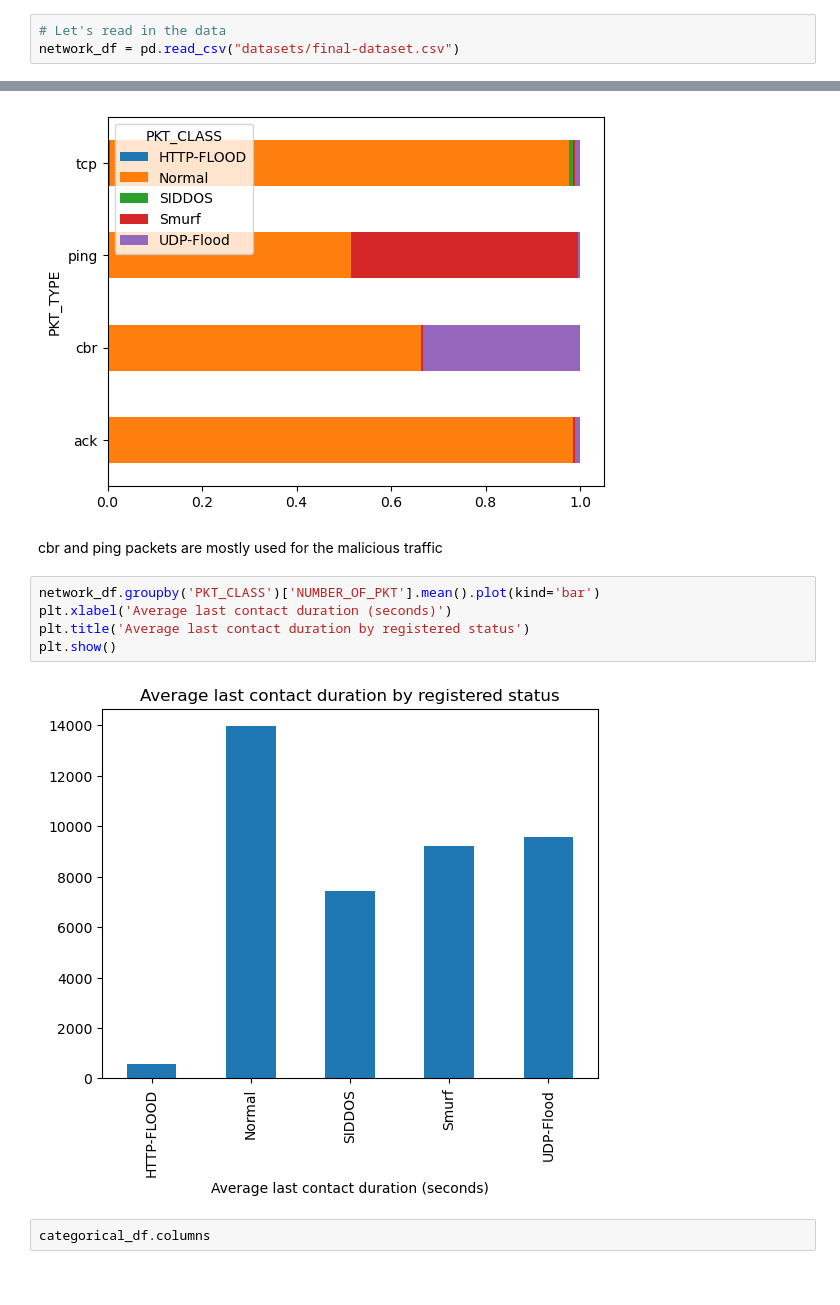
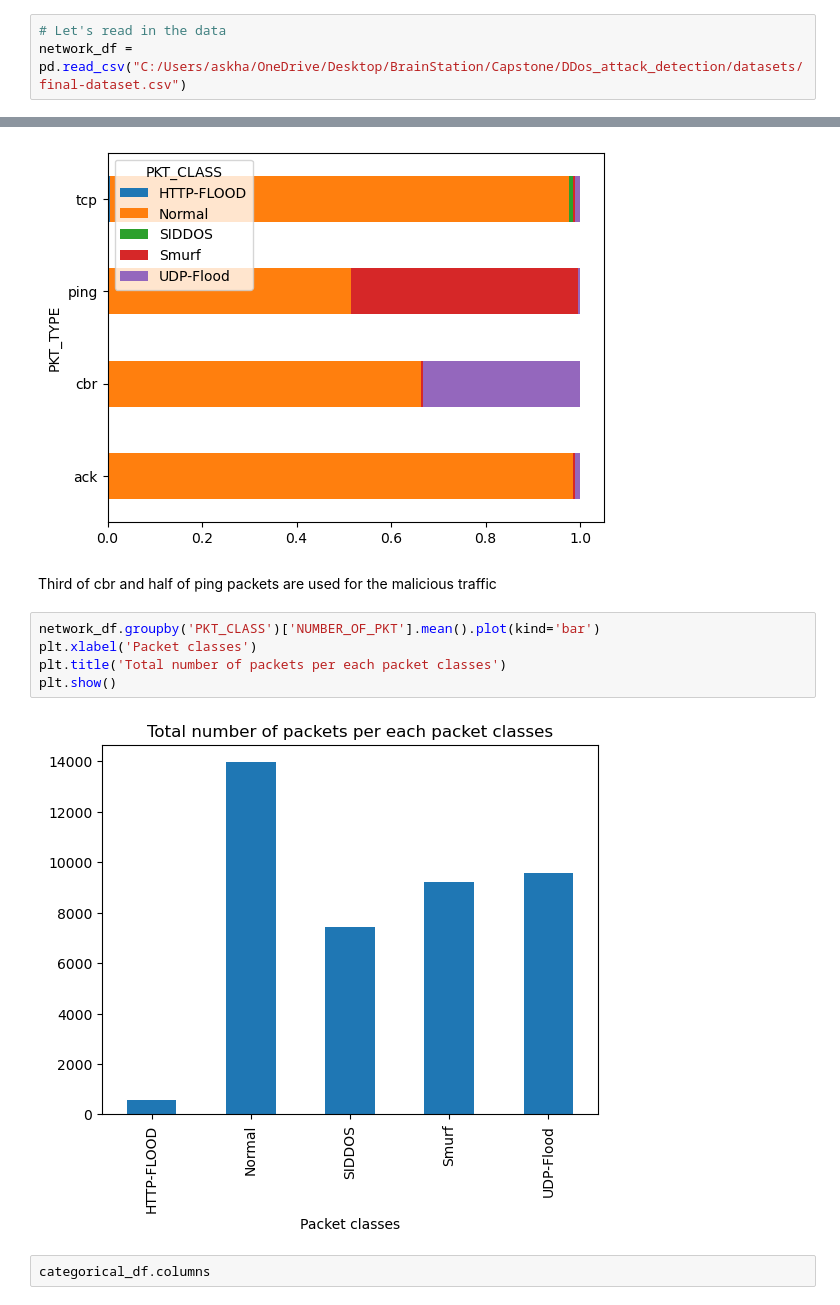
Before and after one commit to aidos-askhatuly/DDos_attack_detection, a Jupyter notebook: notebooks/Capstone_Aidos_EDA.ipynb, the cells around one changed output, grey strips where cells are left out. Saved outputs shown, nothing was run; the diff lists cells and outputs as text.

```diff
--- a/notebooks/Capstone_Aidos_EDA.ipynb
+++ b/notebooks/Capstone_Aidos_EDA.ipynb
@@ -92,7 +94,7 @@ import matplotlib.pyplot as plt
 import seaborn as sns
 # %%
 # Let's read in the data
-network_df = pd.read_csv("datasets/final-dataset.csv")
+network_df = pd.read_csv("C:/Users/askha/OneDrive/Desktop/BrainStation/Capstone/DDos_attack_detection/datasets/final-dataset.csv")
 # %% [markdown]
 Having read in the data, let's take a look:
 # %%
@@ -659,14 +667,14 @@ plt.show()
 # %% [output]
 [figure]
 # %% [markdown]
-cbr and ping packets are mostly used for the malicious traffic
+Third of cbr and half of ping packets are used for the malicious traffic
 # %%
 network_df.groupby('PKT_CLASS')['NUMBER_OF_PKT'].mean().plot(kind='bar')
-plt.xlabel('Average last contact duration (seconds)')
-plt.title('Average last contact duration by registered status')
+plt.xlabel('Packet classes')
+plt.title('Total number of packets per each packet classes')
 plt.show()
 # %% [output]
-[figure, old version]
+[figure, new version]
 # %%
 categorical_df.columns
 # %% [output]
```
Also changed, not shown: parts of 29 cells of this notebook, 2 other files.
